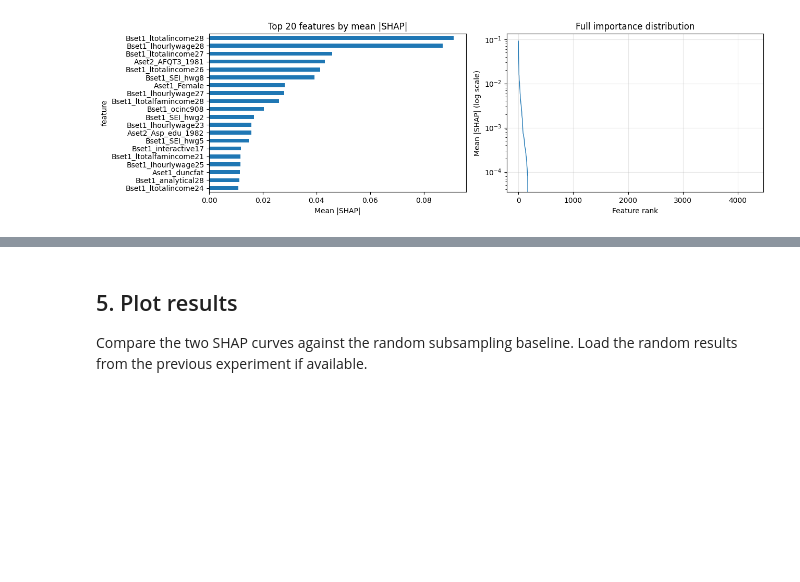
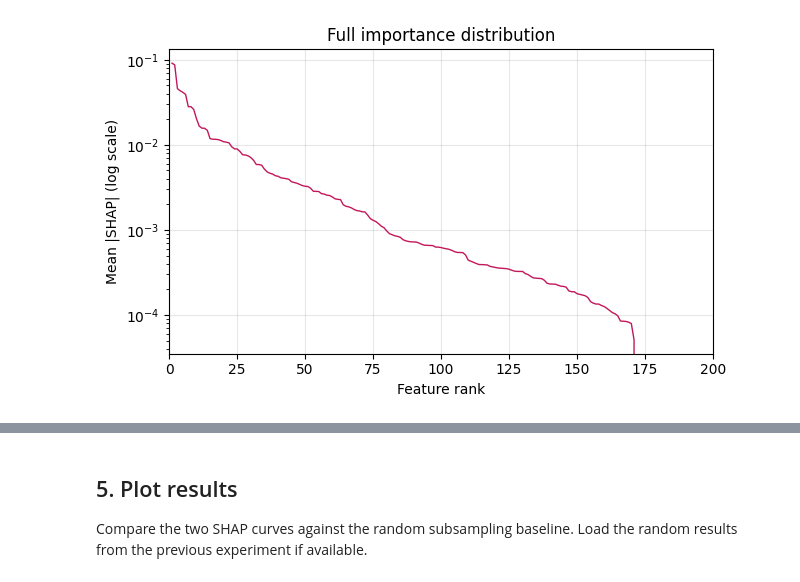
Before and after one commit to OxfordDemSci/aleatoric-luck, a Jupyter notebook: notebooks/xgboost_shap.ipynb, the cells around one changed output, grey strips where cells are left out. Saved outputs shown, nothing was run; the diff lists cells and outputs as text; code cells hidden in the pictures; blank space fills up the shorter version.

```diff
--- a/notebooks/xgboost_shap.ipynb
+++ b/notebooks/xgboost_shap.ipynb
@@ -10,20 +10,17 @@ df_rand = pd.read_csv("../outputs/feature_sets.csv")
 # %%
 imp = shap_importance.set_index("feature")["mean_abs_shap"].sort_values(ascending=False)
 
-fig, axes = plt.subplots(1, 2, figsize=(13, 4))
+fig, ax = plt.subplots(figsize=(6.5, 4))
 
-imp.head(20).sort_values().plot(kind="barh", ax=axes[0])
-axes[0].set_title("Top 20 features by mean |SHAP|")
-axes[0].set_xlabel("Mean |SHAP|")
-
-axes[1].plot(np.arange(1, len(imp) + 1), imp.to_numpy(), linewidth=1)
-axes[1].set_yscale("log")
-axes[1].set_xlabel("Feature rank")
-axes[1].set_ylabel("Mean |SHAP| (log scale)")
-axes[1].set_title("Full importance distribution")
-axes[1].grid(True, alpha=0.3)
-
+ax.plot(np.arange(1, len(imp) + 1), imp.to_numpy(), linewidth=1, color="#C2185B")
+ax.set_yscale("log")
+ax.set_xlabel("Feature rank")
+ax.set_ylabel("Mean |SHAP| (log scale)")
+ax.set_title("Full importance distribution")
+ax.grid(True, alpha=0.3)
+plt.xlim(0,200)
 plt.tight_layout()
+plt.savefig('../outputs/figures/shap_dist.pdf', format='pdf', bbox_inches='tight')
 plt.show()
 # %% [output]
-[figure, old version]
+[figure, new version]
```
Also changed, not shown: parts of 2 cells of this notebook, 6 other files.
